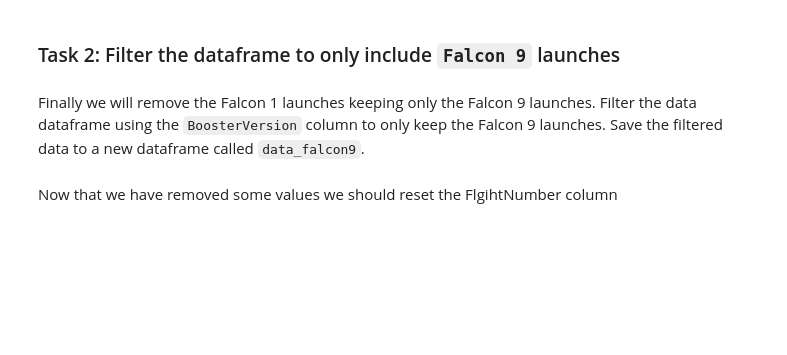
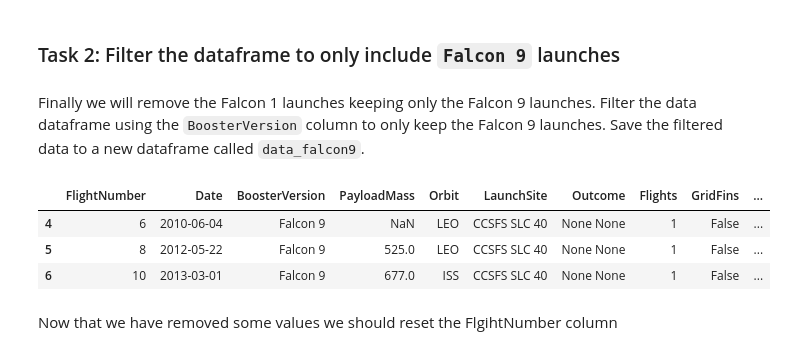
Before and after one commit to ItzChaBoiGhoza/rocket-landing-prediction, a Jupyter notebook: notebooks/SpaceX-data-collection-api.ipynb, the cells around one changed output. Drawn from its saved outputs; the diff is of its cells as text; code cells hidden in the pictures; blank space fills up the shorter version.

```diff
--- a/notebooks/SpaceX-data-collection-api.ipynb
+++ b/notebooks/SpaceX-data-collection-api.ipynb
@@ -255,6 +266,13 @@ Show the summary of the dataframe
 Finally we will remove the Falcon 1 launches keeping only the Falcon 9 launches. Filter the data dataframe using the <code>BoosterVersion</code> column to only keep the Falcon 9 launches. Save the filtered data to a new dataframe called <code>data_falcon9</code>.
 # %%
 # Hint data['BoosterVersion']!='Falcon 1'
+data_falcon9 = df[df['BoosterVersion'] != 'Falcon 1']
+data_falcon9.head(3)
+# %% [output]
+|  | FlightNumber | Date | BoosterVersion | PayloadMass | Orbit | LaunchSite | Outcome | Flights | GridFins | ... |
+| 4 | 6 | 2010-06-04 | Falcon 9 | NaN | LEO | CCSFS SLC 40 | None None | 1 | False | ... |
+| 5 | 8 | 2012-05-22 | Falcon 9 | 525.0 | LEO | CCSFS SLC 40 | None None | 1 | False | ... |
+| 6 | 10 | 2013-03-01 | Falcon 9 | 677.0 | ISS | CCSFS SLC 40 | None None | 1 | False | ... |
 # %% [markdown]
 Now that we have removed some values we should reset the FlgihtNumber column
 # %%
```
Also changed, not shown: parts of 9 cells of this notebook, 1 other file.
